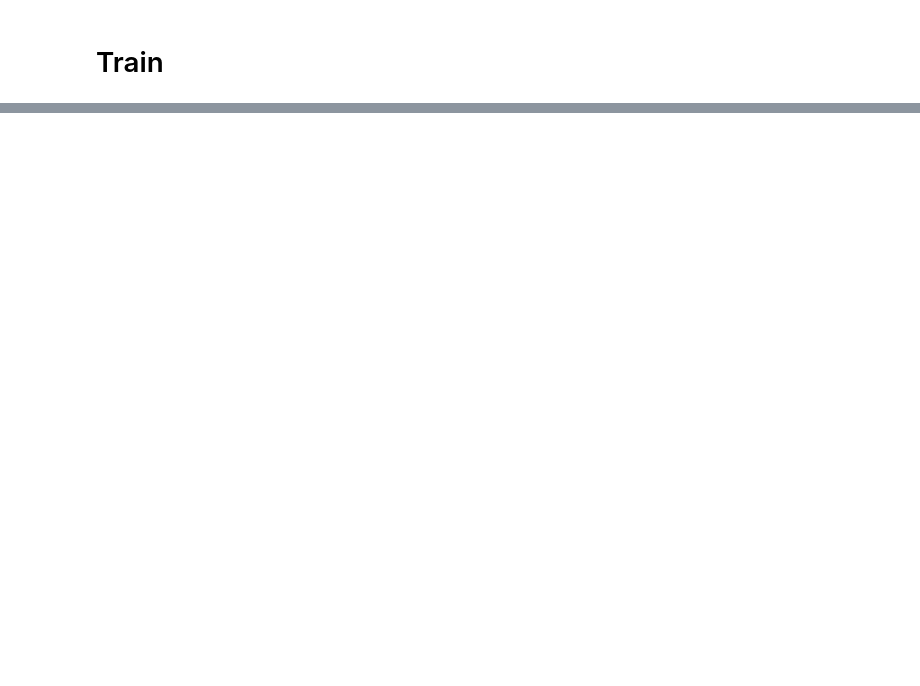
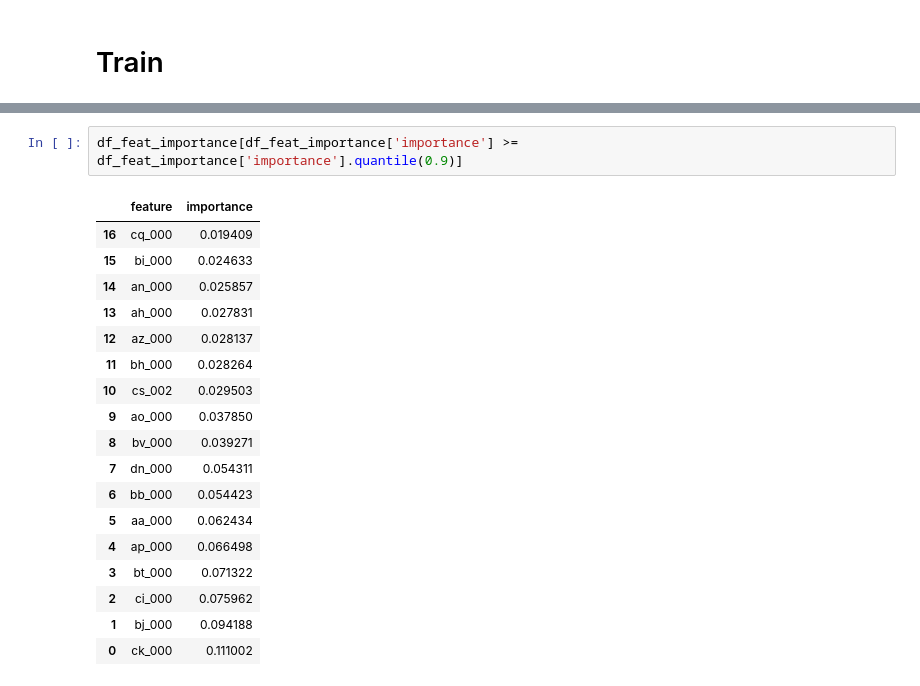
Before and after one commit to victorpecine/aps_failure_truck_prediction, a Jupyter notebook: notebooks/eda.ipynb, the cells around one changed output, grey strips where cells are left out. Saved outputs shown, nothing was run; the diff lists cells and outputs as text; blank space fills up the shorter version.

```diff
--- a/notebooks/eda.ipynb
+++ b/notebooks/eda.ipynb
@@ -76,0 +42,21 @@ df_test.to_csv('data\data_split\df_test.csv',             encoding='utf-8', sep=
+# %%
+df_feat_importance[df_feat_importance['importance'] >= df_feat_importance['importance'].quantile(0.9)]
+# %% [output]
+|  | feature | importance |
+| 16 | cq_000 | 0.019409 |
+| 15 | bi_000 | 0.024633 |
+| 14 | an_000 | 0.025857 |
+| 13 | ah_000 | 0.027831 |
+| 12 | az_000 | 0.028137 |
+| 11 | bh_000 | 0.028264 |
+| 10 | cs_002 | 0.029503 |
+| 9 | ao_000 | 0.037850 |
+| 8 | bv_000 | 0.039271 |
+| 7 | dn_000 | 0.054311 |
+| 6 | bb_000 | 0.054423 |
+| 5 | aa_000 | 0.062434 |
+| 4 | ap_000 | 0.066498 |
+| 3 | bt_000 | 0.071322 |
+| 2 | ci_000 | 0.075962 |
+| 1 | bj_000 | 0.094188 |
+| 0 | ck_000 | 0.111002 |
```
Also changed, not shown: parts of 15 cells of this notebook, 15 other files.
